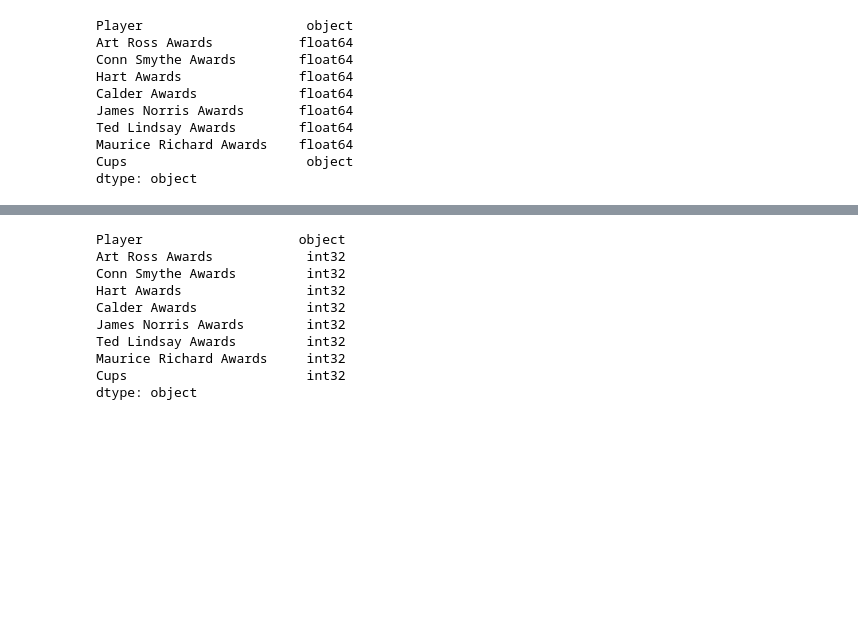
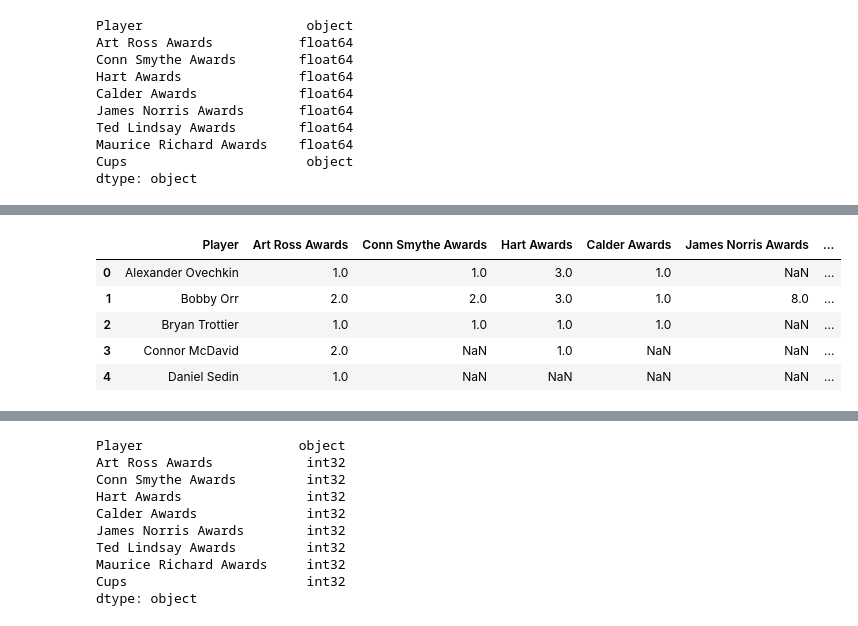
Before and after one commit to potterc22/Final-Project-ML, a Jupyter notebook: Jeff/awards_scrape.ipynb, the cells around one changed output, grey strips where cells are left out. Cells and saved outputs as stored; diff of their text form; code cells hidden in the pictures; blank space fills up the shorter version.

```diff
--- a/Jeff/awards_scrape.ipynb
+++ b/Jeff/awards_scrape.ipynb
@@ -849,0 +954,37 @@ dtype: object
+# %%
+# Change names to match the master stat file
+all_star_df = all_star_df.replace("Alex Ovechkin", "Alexander Ovechkin")
+all_star_df = all_star_df.replace("Bernie Geoffrion", "Bernard Geoffrion")
+all_star_df = all_star_df.replace("Evgeni Malkin", "Yevgeni Malkin")
+all_star_df = all_star_df.replace("Johnny Quilty", "John Quilty")
+all_star_df = all_star_df.replace("Ray Bourque", "Raymond Bourque")
+all_star_df = all_star_df.replace("Sweeney Schriner", "David Schriner")
+all_star_df = all_star_df.replace("Tommy Anderson", "Tom Anderson")
+all_star_df = all_star_df.replace("Bob Sirois", "Robert Sirois")
+all_star_df = all_star_df.replace("Bobby Nystrom", "Bob Nystrom")
+all_star_df = all_star_df.replace("Bucky Hollingworth", "Gord Hollingworth")
+all_star_df = all_star_df.replace("Daniel Girardi", "Dan Girardi")
+all_star_df = all_star_df.replace("Dollard St. Laurent", "Dollard St-Laurent")
+all_star_df = all_star_df.replace("Evgeny Kuznetsov", "Yevgeni Kuznetsov")
+all_star_df = all_star_df.replace("Fern Flaman", "Fernie Flaman")
+all_star_df = all_star_df.replace("George 'Hully' Gee", "George Gee")
+all_star_df = all_star_df.replace("Hubert 'Pit' Martin", "Pit Martin")
+all_star_df = all_star_df.replace("J.C. Tremblay", "Jean-Claude Tremblay")
+all_star_df = all_star_df.replace("Jack Leclair", "Jackie LeClair")
+all_star_df = all_star_df.replace("Joshua Bailey", "Josh Bailey")
+all_star_df = all_star_df.replace("Kenny Mosdell", "Ken Mosdell")
+all_star_df = all_star_df.replace("Kristopher Letang", "Kris Letang")
+all_star_df = all_star_df.replace("Leonard 'Red' Kelly", "Red Kelly")
+all_star_df = all_star_df.replace("Nicholas Boynton", "Nick Boynton")
+all_star_df = all_star_df.replace("Nick Libett", "Lynn Libett")
+all_star_df = all_star_df.replace("Oliver Ekman-Larsson", "Oliver Ekman Larsson")
+all_star_df = all_star_df.replace("Quinton Hughes", "Quinn Hughes")
+all_star_df = all_star_df.replace("Red Sullivan", "George Sullivan")
+all_star_df = all_star_df.replace("Reg Fleming", "Reggie Fleming")
+all_star_df = all_star_df.replace("Reg Sinclair", "Reggie Sinclair")
+all_star_df = all_star_df.replace("Ron 'Chico' Maki", "Chico Maki")
+all_star_df = all_star_df.replace("Sandis Ozolinsh", "Sandis Ozolins")
+all_star_df = all_star_df.replace("Theoren Fleury", "Theo Fleury")
+all_star_df = all_star_df.replace("Willie Huber", "William Huber")
+all_star_df = all_star_df.replace("Zachary Werenski", "Zach Werenski")
+all_star_df.head()
@@ -849,0 +1000,13 @@ dtype: object
+# %%
+# Merge the individual award files into one complete file
+awards_merge_df = pd.merge(awards_merge_df,
+                 all_star_df,
+                 on='Player', how='outer')
+awards_merge_df.head()
+# %% [output]
+|  | Player | Art Ross Awards | Conn Smythe Awards | Hart Awards | Calder Awards | James Norris Awards | ... |
+| 0 | Alexander Ovechkin | 1.0 | 1.0 | 3.0 | 1.0 | NaN | ... |
+| 1 | Bobby Orr | 2.0 | 2.0 | 3.0 | 1.0 | 8.0 | ... |
+| 2 | Bryan Trottier | 1.0 | 1.0 | 1.0 | 1.0 | NaN | ... |
+| 3 | Connor McDavid | 2.0 | NaN | 1.0 | NaN | NaN | ... |
+| 4 | Daniel Sedin | 1.0 | NaN | NaN | NaN | NaN | ... |
```
Also changed, not shown: parts of 14 cells of this notebook, 1 other file.
